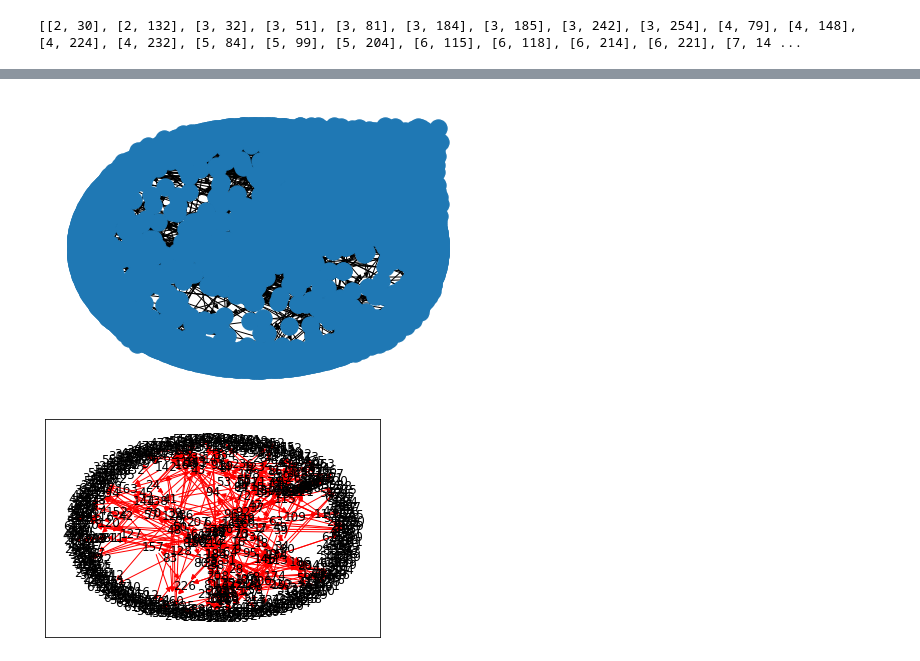
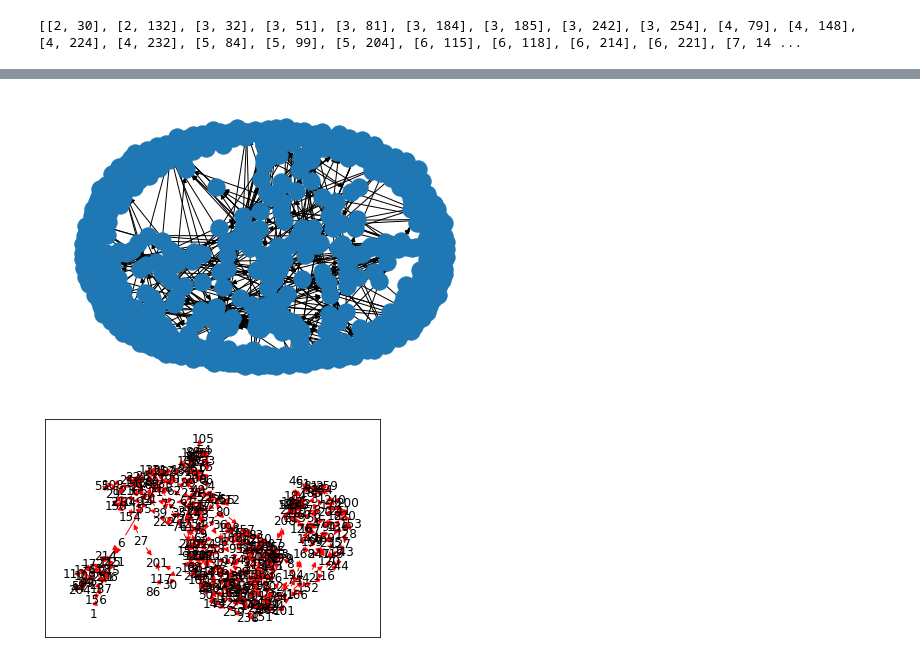
Before and after one commit to WilliamOrringe/RideSharingMachineLearning, a Jupyter notebook: epoxy/test_folder/make_zones_adjacent.ipynb, the cells around one changed output, grey strips where cells are left out. Drawn from its saved outputs; the diff is of its cells as text; code cells hidden in the pictures.

```diff
--- a/epoxy/test_folder/make_zones_adjacent.ipynb
+++ b/epoxy/test_folder/make_zones_adjacent.ipynb
@@ -39,3 +37,7 @@ print(adjacent)
 df.to_csv('../../data/cleandata/adjacent_zone.csv', index=False)
 # %% [output]
 [[2, 30], [2, 132], [3, 32], [3, 51], [3, 81], [3, 184], [3, 185], [3, 242], [3, 254], [4, 79], [4, 148], [4, 224], [4, 232], [5, 84], [5, 99], [5, 204], [6, 115], [6, 118], [6, 214], [6, 221], [7, 14 ...
+# %%
+adjacent2 = adjacent + [[6, 14], [12, 195], [66, 209], [66, 232], [232, 256], [145, 233], [140, 202], [193, 202], [8, 194], [74, 194], [168, 194], [74, 168],
+             [42, 247], [119, 120], [235, 120], [127, 136], [128, 153], [128, 220], [27, 154], [2, 117], [2, 201], [2, 124], [15, 208], [208, 252],
+             [199, 223], [208, 250], [46, 184], [75, 194], [105, 195], [1, 156]]
@@ -42,8 +47,17 @@ df.to_csv('../../data/cleandata/adjacent_zone.csv', index=False)
 # %%
 from random import random
 import networkx as nx
-G = nx.MultiDiGraph()
+G = nx.Graph()
 for j in range(len(adjacent)):
     G.add_node(j)
 for i in adjacent:
     G.add_edge(i[0], i[1], weight=1)
+# %%
+from random import random
+import networkx as nx
+G = nx.Graph()
+for j in range(263):
+    G.add_node(j)
+for i in adjacent2:
+    G.add_edge(i[0], i[1], weight=1)
+nx.draw(G)
@@ -76,14 +92,14 @@ nx.draw_spectral(G)
 # %%
 nx.draw(G)
 # %% [output]
-[figure, old version]
+[figure, new version]
 # %%
 from matplotlib import pyplot as plt
 
 pos = nx.spring_layout(G)
-nx.draw_networkx_nodes(G, pos)
+# nx.draw_networkx_nodes(G, pos)
 nx.draw_networkx_labels(G, pos)
 nx.draw_networkx_edges(G, pos, edge_color='r', arrows=True)
 plt.show()
 # %% [output]
-[figure, old version]
+[figure, new version]
```
Also changed, not shown: parts of 6 cells of this notebook, 7 other files.
